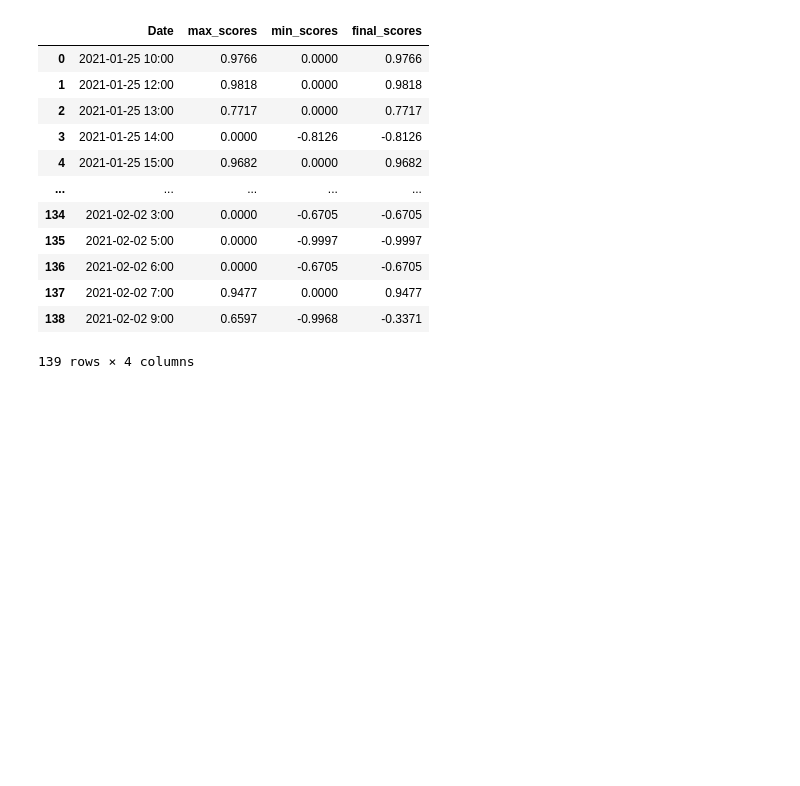
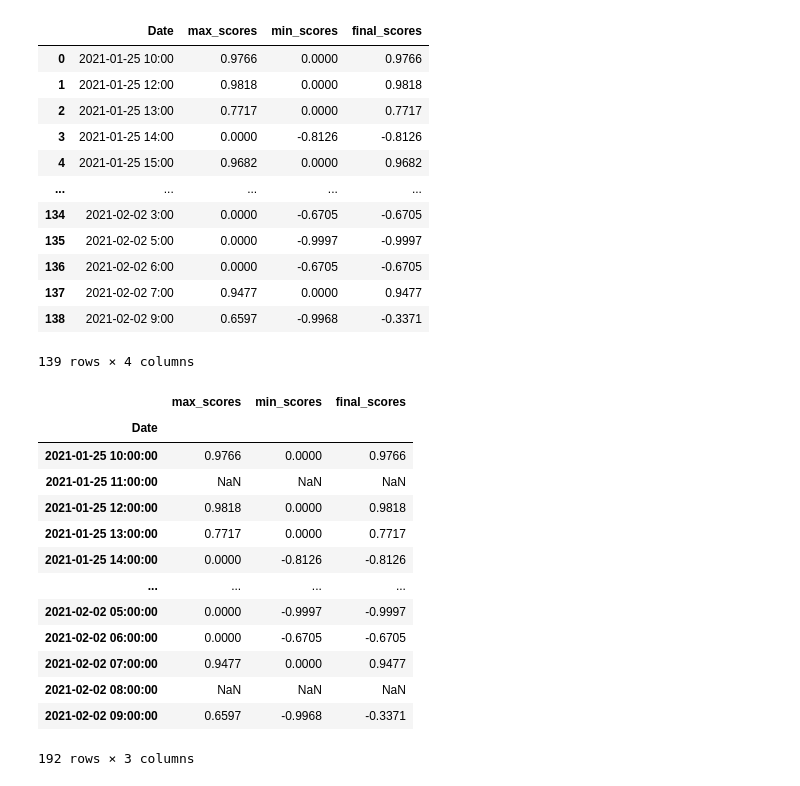
Before and after one commit to RMacW98/FYProject, a Jupyter notebook: Article Streaming/Times Series.ipynb, the cells around one changed output. Cells and saved outputs as stored; diff of their text form; code cells hidden in the pictures; blank space fills up the shorter version.

```diff
--- a/Article Streaming/Times Series.ipynb
+++ b/Article Streaming/Times Series.ipynb
@@ -85,0 +123,24 @@ interval_scores
+# %%
+#extreme_scores_df['pandas_SMA_3'] = extreme_scores_df.iloc[:,1].rolling(window=21).mean()
+
+extreme_scores_df.index =  pd.DatetimeIndex(extreme_scores_df['Date'])
+extreme_scores_df = extreme_scores_df.drop(['Date'], axis=1)
+
+extreme_scores_df = extreme_scores_df.asfreq('H')
+#extreme_scores_df['pandas_SMA_3'] = extreme_scores_df.iloc[:,1].rolling(window=21).mean()
+extreme_scores_df
+# %% [output]
+|  | max_scores | min_scores | final_scores |
+| Date |  |  |  |
+| 2021-01-25 10:00:00 | 0.9766 | 0.0000 | 0.9766 |
+| 2021-01-25 11:00:00 | NaN | NaN | NaN |
+| 2021-01-25 12:00:00 | 0.9818 | 0.0000 | 0.9818 |
+| 2021-01-25 13:00:00 | 0.7717 | 0.0000 | 0.7717 |
+| 2021-01-25 14:00:00 | 0.0000 | -0.8126 | -0.8126 |
+| ... | ... | ... | ... |
+| 2021-02-02 05:00:00 | 0.0000 | -0.9997 | -0.9997 |
+| 2021-02-02 06:00:00 | 0.0000 | -0.6705 | -0.6705 |
+| 2021-02-02 07:00:00 | 0.9477 | 0.0000 | 0.9477 |
+| 2021-02-02 08:00:00 | NaN | NaN | NaN |
+| 2021-02-02 09:00:00 | 0.6597 | -0.9968 | -0.3371 |
+192 rows × 3 columns
```
Also changed, not shown: parts of 14 cells of this notebook, 2 other files.
